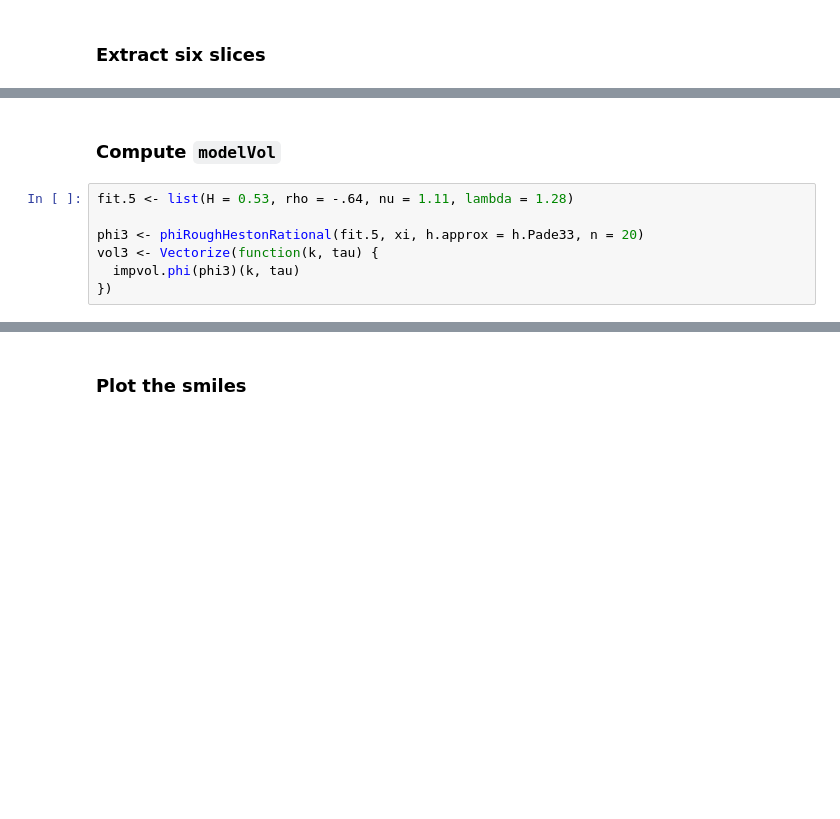
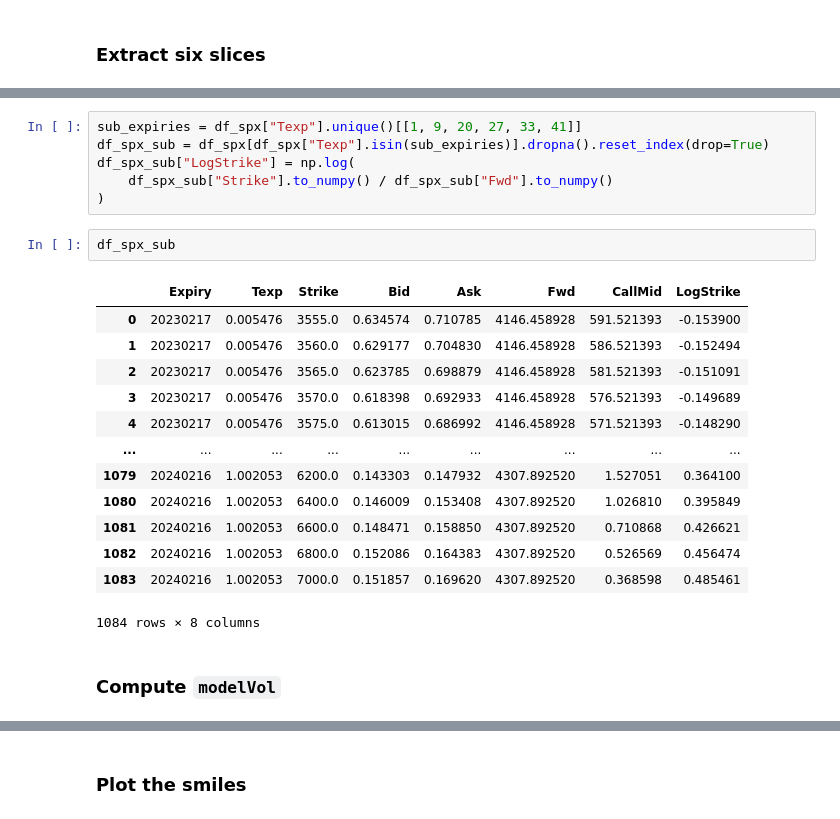
Before and after one commit to fbourgey/RoughVolatilityWorkshop, a Jupyter notebook: QM2024_4_Computation.ipynb, the cells around one changed output, grey strips where cells are left out. Saved outputs shown, nothing was run; the diff lists cells and outputs as text; blank space fills up the shorter version.

```diff
--- a/QM2024_4_Computation.ipynb
+++ b/QM2024_4_Computation.ipynb
@@ -576,9 +573,24 @@ A data.frame: 6 × 9
+# %%
+sub_expiries = df_spx["Texp"].unique()[[1, 9, 20, 27, 33, 41]]
+df_spx_sub = df_spx[df_spx["Texp"].isin(sub_expiries)].dropna().reset_index(drop=True)
+df_spx_sub["LogStrike"] = np.log(
+    df_spx_sub["Strike"].to_numpy() / df_spx_sub["Fwd"].to_numpy()
+)
+# %%
+df_spx_sub
+# %% [output]
+|  | Expiry | Texp | Strike | Bid | Ask | Fwd | CallMid | LogStrike |
+| 0 | 20230217 | 0.005476 | 3555.0 | 0.634574 | 0.710785 | 4146.458928 | 591.521393 | -0.153900 |
+| 1 | 20230217 | 0.005476 | 3560.0 | 0.629177 | 0.704830 | 4146.458928 | 586.521393 | -0.152494 |
+| 2 | 20230217 | 0.005476 | 3565.0 | 0.623785 | 0.698879 | 4146.458928 | 581.521393 | -0.151091 |
+| 3 | 20230217 | 0.005476 | 3570.0 | 0.618398 | 0.692933 | 4146.458928 | 576.521393 | -0.149689 |
+| 4 | 20230217 | 0.005476 | 3575.0 | 0.613015 | 0.686992 | 4146.458928 | 571.521393 | -0.148290 |
+| ... | ... | ... | ... | ... | ... | ... | ... | ... |
+| 1079 | 20240216 | 1.002053 | 6200.0 | 0.143303 | 0.147932 | 4307.892520 | 1.527051 | 0.364100 |
+| 1080 | 20240216 | 1.002053 | 6400.0 | 0.146009 | 0.153408 | 4307.892520 | 1.026810 | 0.395849 |
+| 1081 | 20240216 | 1.002053 | 6600.0 | 0.148471 | 0.158850 | 4307.892520 | 0.710868 | 0.426621 |
+| 1082 | 20240216 | 1.002053 | 6800.0 | 0.152086 | 0.164383 | 4307.892520 | 0.526569 | 0.456474 |
+| 1083 | 20240216 | 1.002053 | 7000.0 | 0.151857 | 0.169620 | 4307.892520 | 0.368598 | 0.485461 |
+1084 rows × 8 columns
 # %% [markdown]
 ### Compute `modelVol`
-# %%
-fit.5 <- list(H = 0.53, rho = -.64, nu = 1.11, lambda = 1.28)
-
-phi3 <- phiRoughHestonRational(fit.5, xi, h.approx = h.Pade33, n = 20)
-vol3 <- Vectorize(function(k, tau) {
-  impvol.phi(phi3)(k, tau)
-})
```
Also changed, not shown: parts of 58 cells of this notebook, 7 other files.
